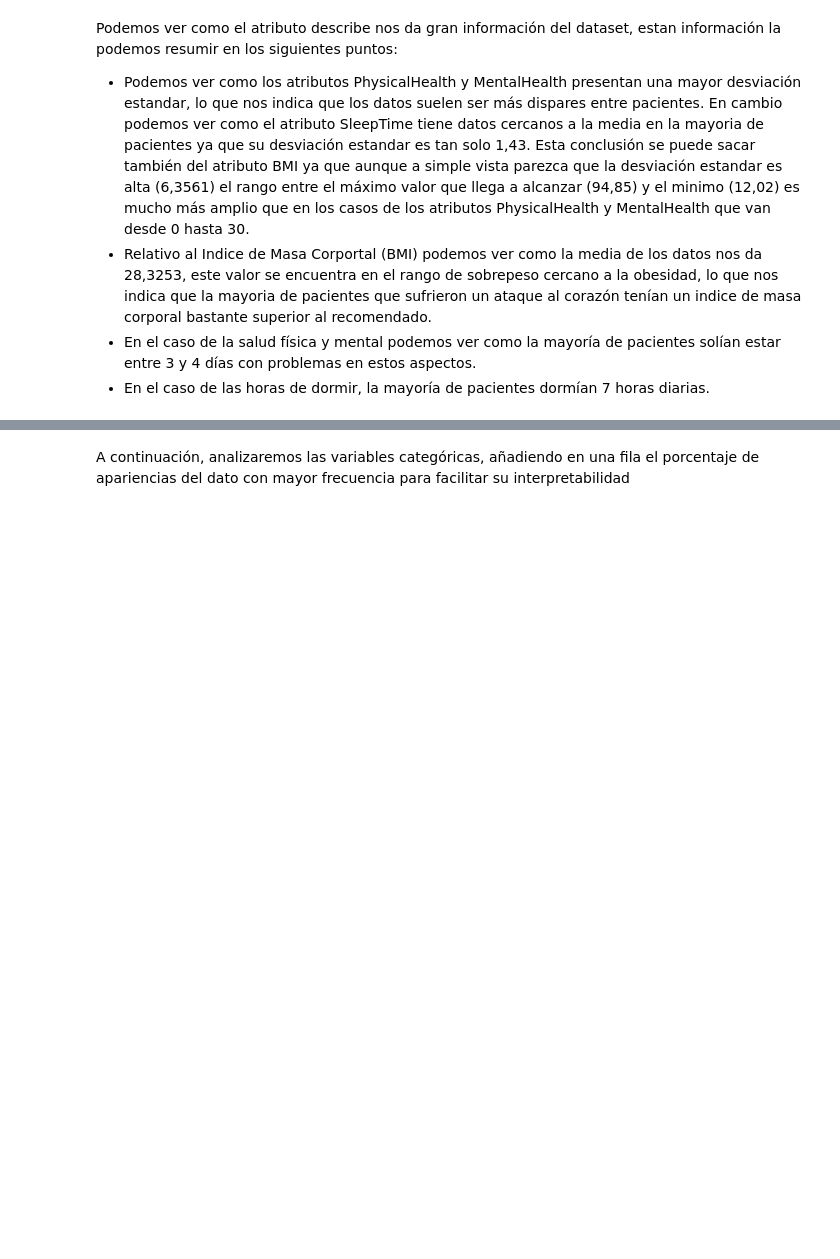
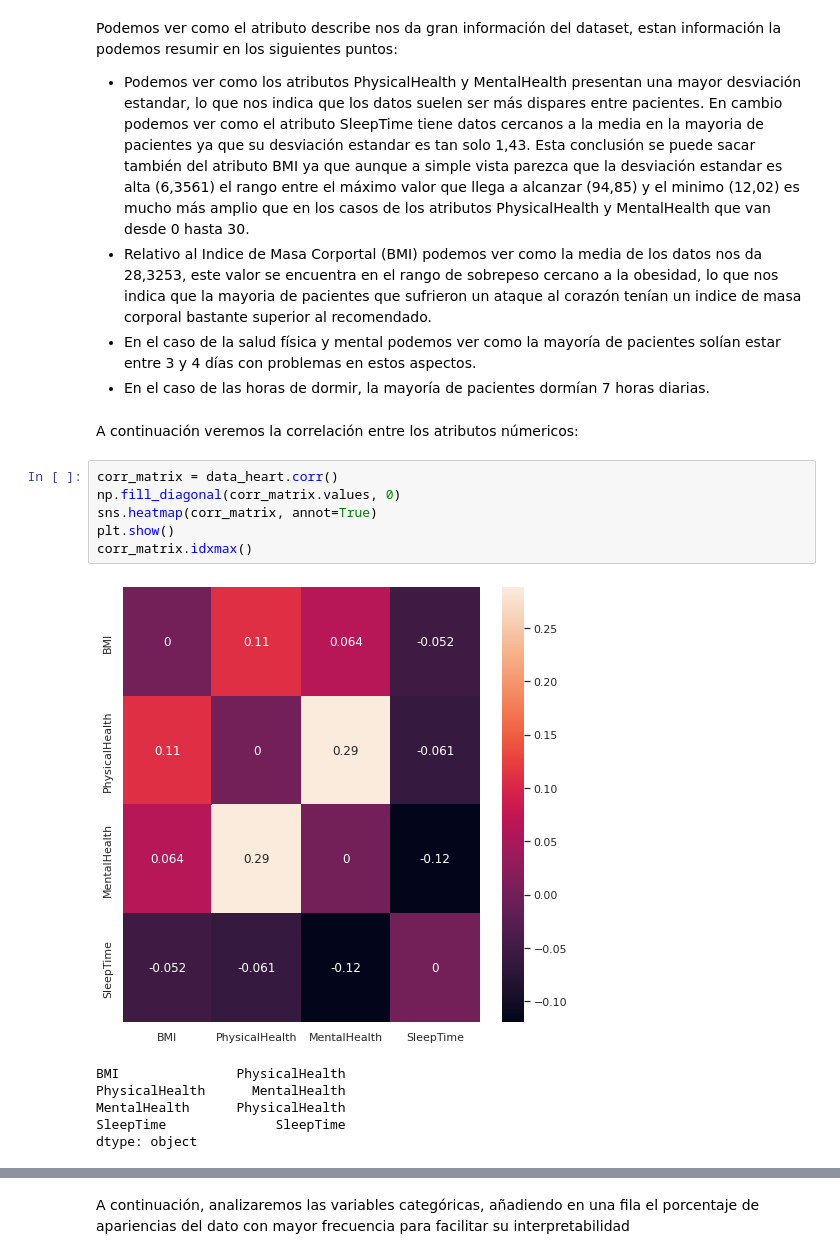
Before and after one commit to mariachurches/PythonIA, a Jupyter notebook: PracticaFinal/01MIAR_ACT_Final.ipynb, the cells around one changed output, grey strips where cells are left out. Cells and saved outputs as stored; diff of their text form; blank space fills up the shorter version.

```diff
--- a/PracticaFinal/01MIAR_ACT_Final.ipynb
+++ b/PracticaFinal/01MIAR_ACT_Final.ipynb
@@ -190,3 +178,18 @@ Podemos ver como el atributo describe nos da gran información del dataset, esta
 - Relativo al Indice de Masa Corportal (BMI) podemos ver como la media de los datos nos da 28,3253, este valor se encuentra en el rango de sobrepeso cercano a la obesidad, lo que nos indica que la mayoria de pacientes que sufrieron un ataque al corazón tenían un indice de masa corporal bastante superior al recomendado.
 - En el caso de la salud física y mental podemos ver como la mayoría de pacientes solían estar entre 3 y 4 días con problemas en estos aspectos.
 - En el caso de las horas de dormir, la mayoría de pacientes dormían 7 horas diarias.
+# %% [markdown]
+A continuación veremos la correlación entre los atributos númericos:
+# %%
+corr_matrix = data_heart.corr()
+np.fill_diagonal(corr_matrix.values, 0)
+sns.heatmap(corr_matrix, annot=True)
+plt.show()
+corr_matrix.idxmax()
+# %% [output]
+[figure, added]
+BMI               PhysicalHealth
+PhysicalHealth      MentalHealth
+MentalHealth      PhysicalHealth
+SleepTime              SleepTime
+dtype: object
```
Also changed, not shown: parts of 19 cells of this notebook.
